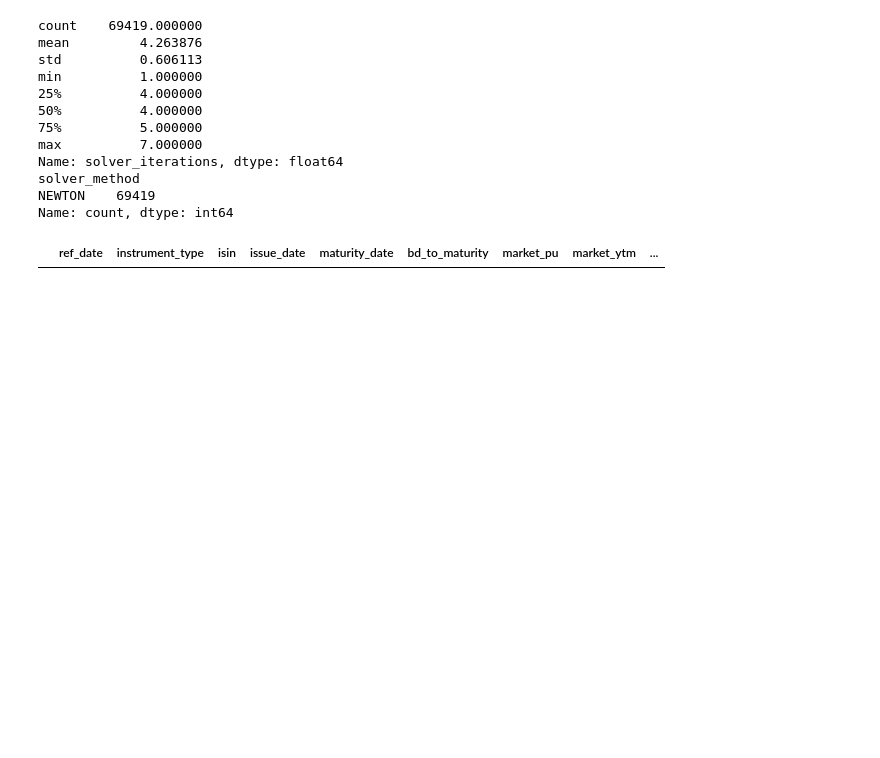
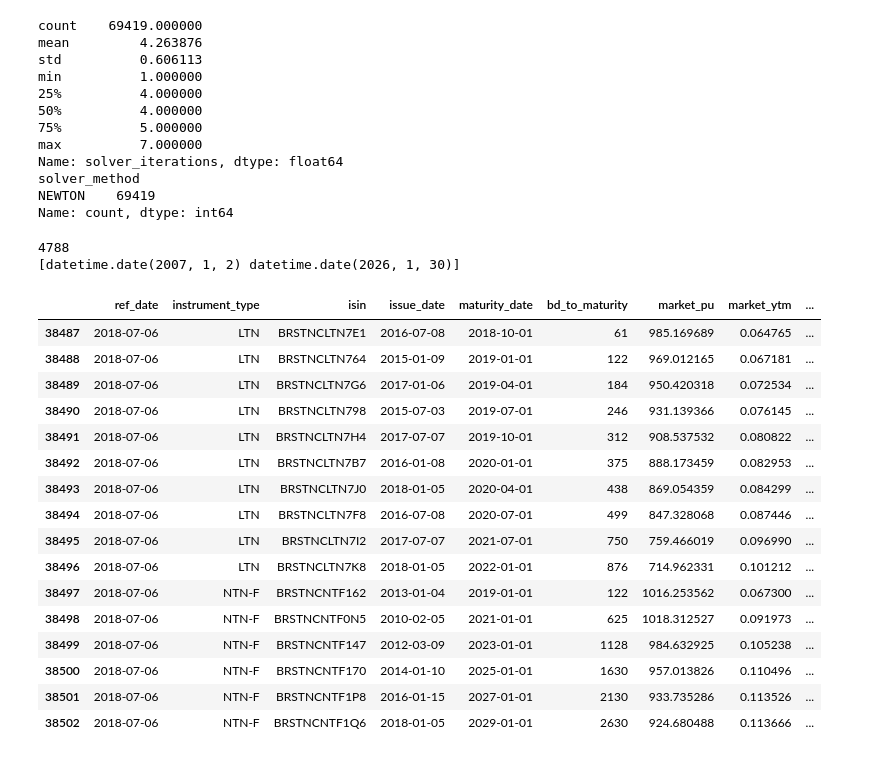
Before and after one commit to JuanRocha01/ML-ETTJ26, a Jupyter notebook: study/mart_tratement.ipynb, the cells around one changed output. Cells and saved outputs as stored; diff of their text form; code cells hidden in the pictures; blank space fills up the shorter version.

```diff
--- a/study/mart_tratement.ipynb
+++ b/study/mart_tratement.ipynb
@@ -136,6 +136,29 @@ solver_method
 NEWTON    69419
 Name: count, dtype: int64
 # %%
-df_candidates[df_candidates["solver_method"] != "NEWTON"]
+from datetime import date
+
+print(len(df_candidates["ref_date"].unique()))
+print(df_candidates["ref_date"].unique()[[0, -1]])
+
+df_candidates[df_candidates["ref_date"] == date(2018, 7, 6)] # dia com candidato descartado por PU impossível
 # %% [output]
+4788
+[datetime.date(2007, 1, 2) datetime.date(2026, 1, 30)]
 |  | ref_date | instrument_type | isin | issue_date | maturity_date | bd_to_maturity | market_pu | market_ytm | ... |
+| 38487 | 2018-07-06 | LTN | BRSTNCLTN7E1 | 2016-07-08 | 2018-10-01 | 61 | 985.169689 | 0.064765 | ... |
+| 38488 | 2018-07-06 | LTN | BRSTNCLTN764 | 2015-01-09 | 2019-01-01 | 122 | 969.012165 | 0.067181 | ... |
+| 38489 | 2018-07-06 | LTN | BRSTNCLTN7G6 | 2017-01-06 | 2019-04-01 | 184 | 950.420318 | 0.072534 | ... |
+| 38490 | 2018-07-06 | LTN | BRSTNCLTN798 | 2015-07-03 | 2019-07-01 | 246 | 931.139366 | 0.076145 | ... |
+| 38491 | 2018-07-06 | LTN | BRSTNCLTN7H4 | 2017-07-07 | 2019-10-01 | 312 | 908.537532 | 0.080822 | ... |
+| 38492 | 2018-07-06 | LTN | BRSTNCLTN7B7 | 2016-01-08 | 2020-01-01 | 375 | 888.173459 | 0.082953 | ... |
+| 38493 | 2018-07-06 | LTN | BRSTNCLTN7J0 | 2018-01-05 | 2020-04-01 | 438 | 869.054359 | 0.084299 | ... |
+| 38494 | 2018-07-06 | LTN | BRSTNCLTN7F8 | 2016-07-08 | 2020-07-01 | 499 | 847.328068 | 0.087446 | ... |
+| 38495 | 2018-07-06 | LTN | BRSTNCLTN7I2 | 2017-07-07 | 2021-07-01 | 750 | 759.466019 | 0.096990 | ... |
+| 38496 | 2018-07-06 | LTN | BRSTNCLTN7K8 | 2018-01-05 | 2022-01-01 | 876 | 714.962331 | 0.101212 | ... |
+| 38497 | 2018-07-06 | NTN-F | BRSTNCNTF162 | 2013-01-04 | 2019-01-01 | 122 | 1016.253562 | 0.067300 | ... |
+| 38498 | 2018-07-06 | NTN-F | BRSTNCNTF0N5 | 2010-02-05 | 2021-01-01 | 625 | 1018.312527 | 0.091973 | ... |
+| 38499 | 2018-07-06 | NTN-F | BRSTNCNTF147 | 2012-03-09 | 2023-01-01 | 1128 | 984.632925 | 0.105238 | ... |
+| 38500 | 2018-07-06 | NTN-F | BRSTNCNTF170 | 2014-01-10 | 2025-01-01 | 1630 | 957.013826 | 0.110496 | ... |
+| 38501 | 2018-07-06 | NTN-F | BRSTNCNTF1P8 | 2016-01-15 | 2027-01-01 | 2130 | 933.735286 | 0.113526 | ... |
+| 38502 | 2018-07-06 | NTN-F | BRSTNCNTF1Q6 | 2018-01-05 | 2029-01-01 | 2630 | 924.680488 | 0.113666 | ... |
```
Also changed, not shown: parts of 11 cells of this notebook, 4 other files.
